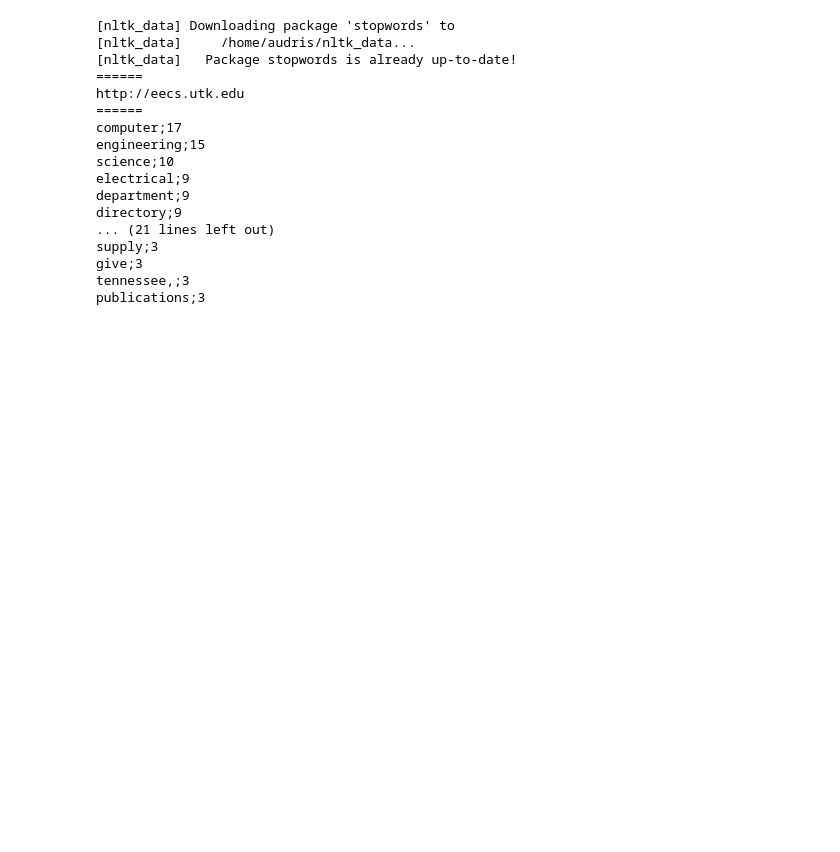
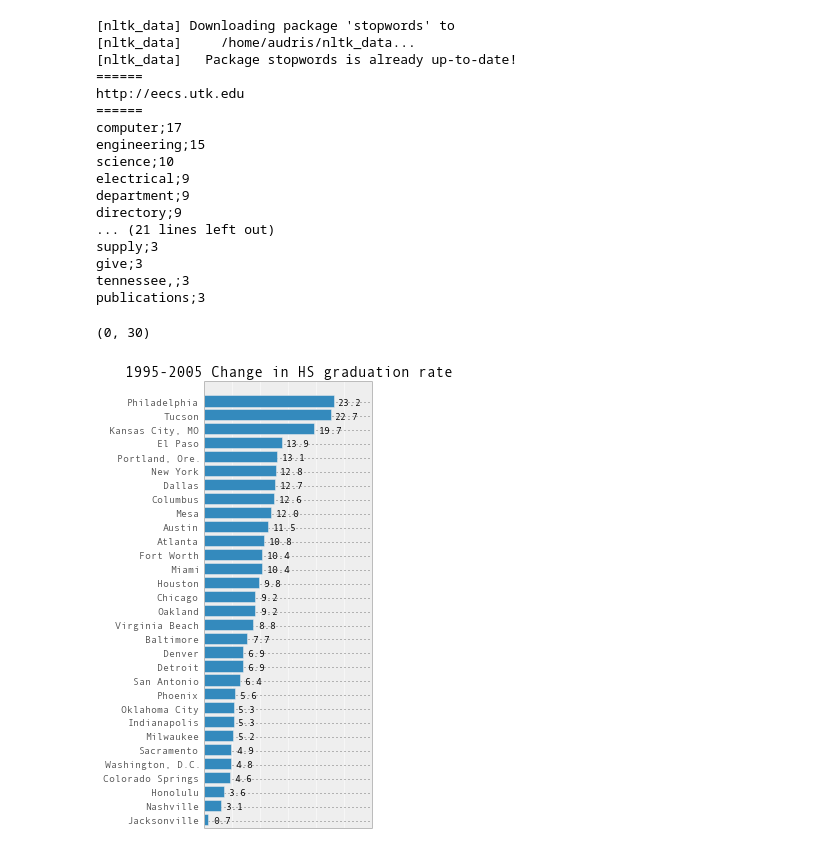
Before and after one commit to fdac/Assignment1, a Jupyter notebook: Assignment1.ipynb, the cells around one changed output. Drawn from its saved outputs; the diff is of its cells as text; code cells hidden in the pictures; blank space fills up the shorter version.

```diff
--- a/Assignment1.ipynb
+++ b/Assignment1.ipynb
@@ -85,0 +115,27 @@ publications;3
+# %%
+plt.figure(figsize=(3, 8))
+change = grad.change[grad.change > 0]
+city = grad.city[grad.change > 0]
+pos = np.arange(len(change))
+plt.title('1995-2005 Change in HS graduation rate')
+plt.barh(pos, change)
+
+#add the numbers to the side of each bar
+for p, c, ch in zip(pos, city, change):
+    plt.annotate(str(ch), xy=(ch + 1, p + .5), va='center')
+
+#cutomize ticks
+ticks = plt.yticks(pos + .5, city)
+xt = plt.xticks()[0]
+plt.xticks(xt, [' '] * len(xt))
+
+#minimize chartjunk
+#remove_border(left=False, bottom=False)
+plt.grid(axis = 'x', color ='white', linestyle='-')
+
+#set plot limits
+plt.ylim(pos.max() + 1, pos.min() - 1)
+plt.xlim(0, 30)
+# %% [output]
+(0, 30)
+[figure, added]
```
Also changed, not shown: parts of 1 cell of this notebook.
